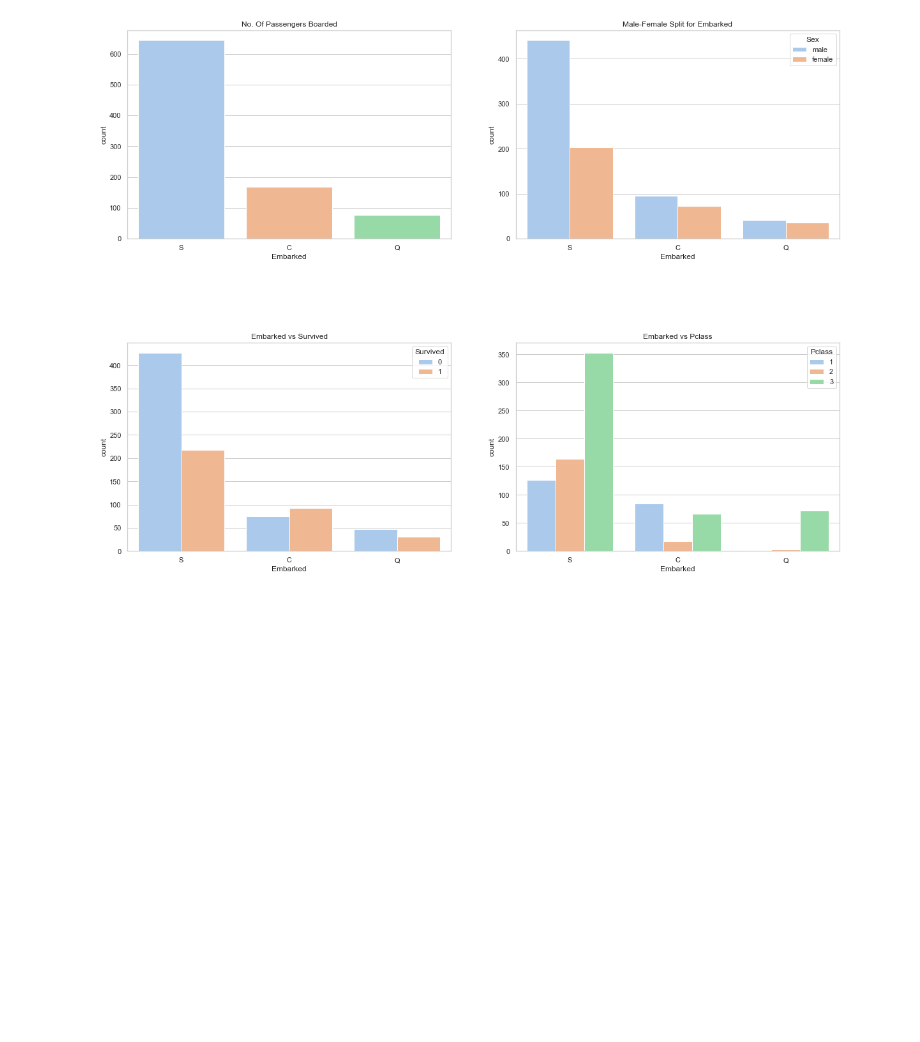
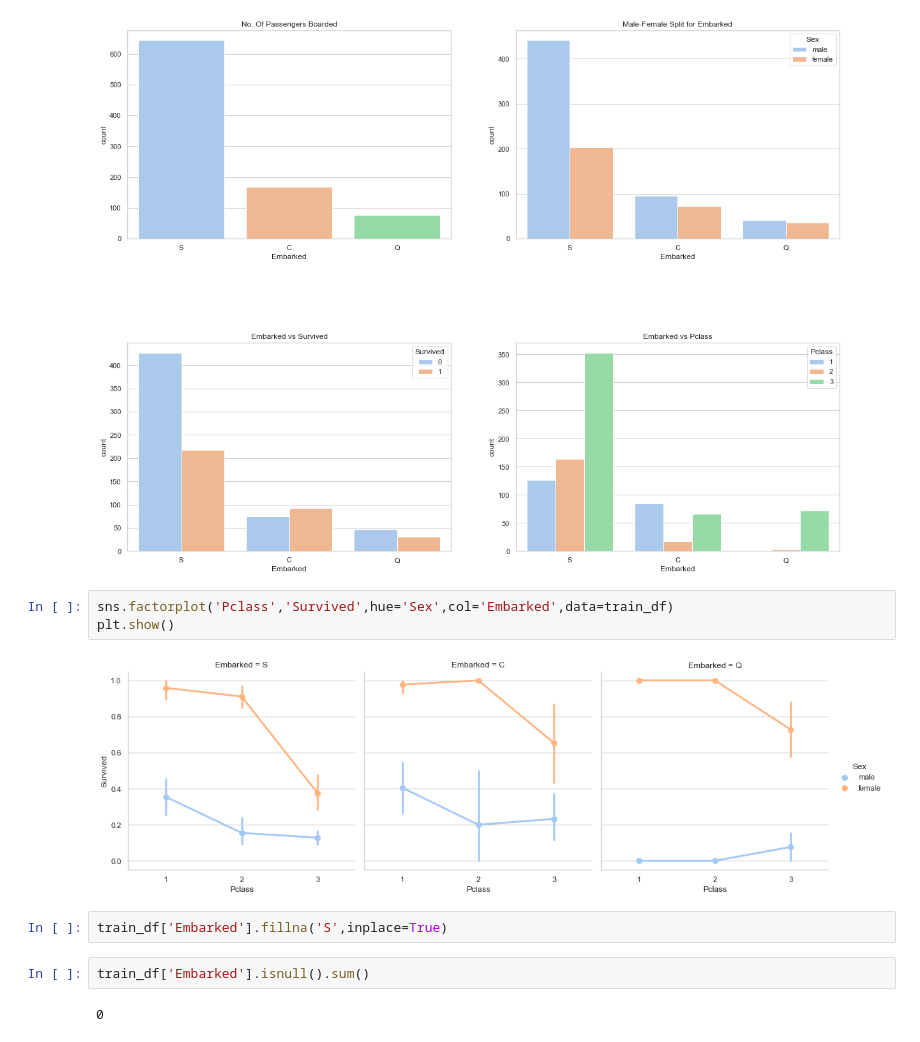
Before and after one commit to SBIK1219/CodingTest, a Jupyter notebook: Titanic_EDA.ipynb, the cells around one changed output. Drawn from its saved outputs; the diff is of its cells as text; blank space fills up the shorter version.

```diff
--- a/Titanic_EDA.ipynb
+++ b/Titanic_EDA.ipynb
@@ -307,3 +307,14 @@ plt.subplots_adjust(wspace=0.2,hspace=0.5)
 plt.show()
 # %% [output]
 [figure]
+# %%
+sns.factorplot('Pclass','Survived',hue='Sex',col='Embarked',data=train_df)
+plt.show()
+# %% [output]
+[figure, added]
+# %%
+train_df['Embarked'].fillna('S',inplace=True)
+# %%
+train_df['Embarked'].isnull().sum()
+# %% [output]
+0
```
Also changed, not shown: parts of 20 cells of this notebook.
